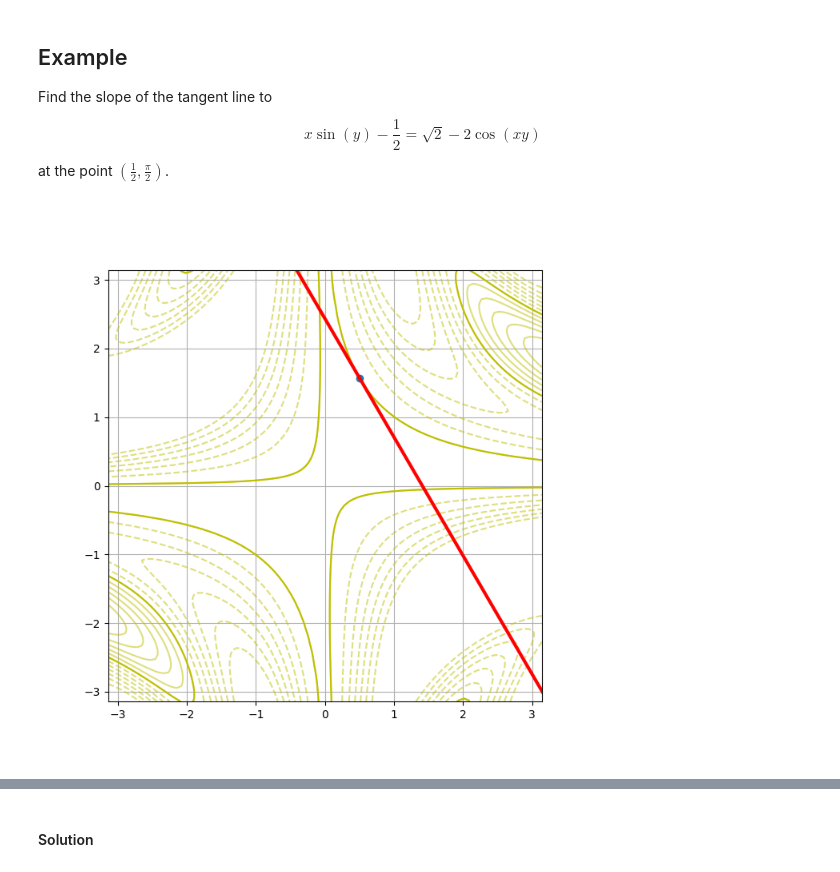
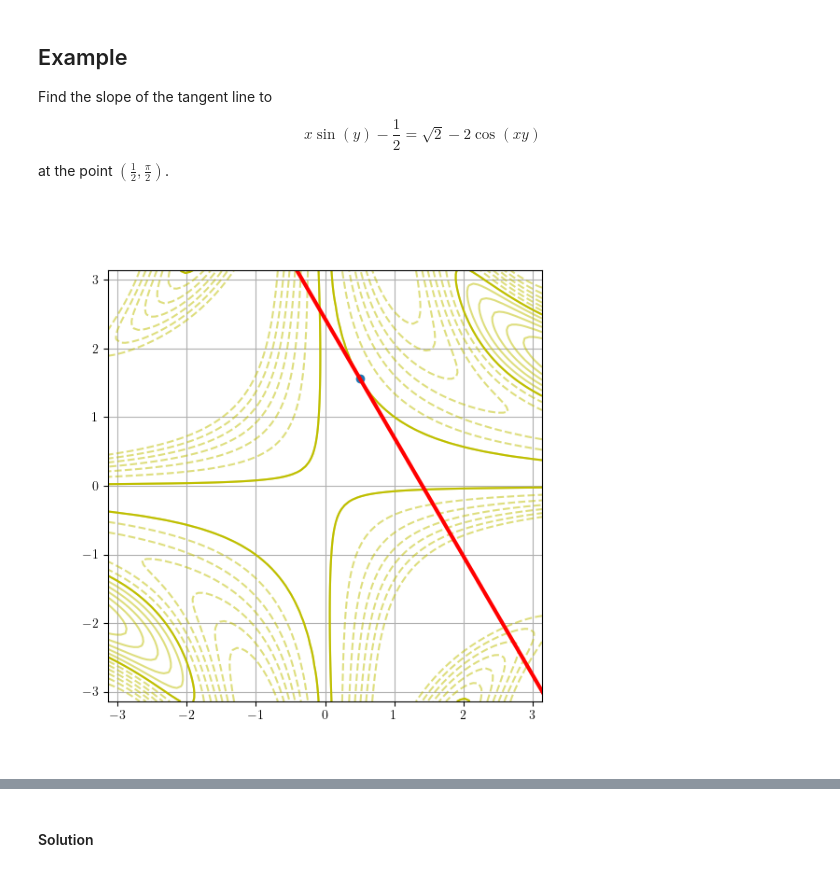
Before and after one commit to drewyoungren/mvc, a Jupyter notebook: lec/mvc-L10.ipynb, the cells around one changed output, grey strips where cells are left out. Drawn from its saved outputs; the diff is of its cells as text; code cells hidden in the pictures.

```diff
--- a/lec/mvc-L10.ipynb
+++ b/lec/mvc-L10.ipynb
@@ -8,12 +8,8 @@ from ipywidgets import interact, fixed, Dropdown, Checkbox, FloatSlider, IntSlid
 from numpy import cos, sin, tan, arctan, exp, log, pi, array, linspace, arange, sqrt
 from numpy.linalg import norm
 from mpl_toolkits import mplot3d
-from ipykernel.pylab.backend_inline import flush_figures
 
 %matplotlib widget
-
-plt.rcParams['figure.figsize'] = [7.0, 7.0]
-
 
 # Uncomment the one that corresponds to your Jupyter theme
 plt.style.use('default')
@@ -21,10 +17,11 @@ plt.style.use('default')
 # plt.style.use('fivethirtyeight')
 # plt.style.use('Solarize_Light2')
 
-# plt.rcParams.update({
-#     "text.usetex": True,
-# #     "font.family": "serif",
-# })
+plt.rcParams.update({
+    "figure.figsize": (6,6),
+    "text.usetex": True,
+    "font.family": "serif",
+})
 # %% [markdown]
 $\newcommand{\RR}{\mathbb{R}}$
 $\newcommand{\bv}[1]{\begin{bmatrix} #1 \end{bmatrix}}$
@@ -485,23 +492,34 @@ Find the slope of the tangent line to
 
 $$ x \sin(y) - \frac12 = \sqrt{2} - 2\cos(xy)$$ at the point $\left(\frac12,\frac\pi2\right)$.
 # %%
-x = y = np.linspace(-pi,pi,102)
-x,y = np.meshgrid(x,y)
-z = x*sin(y) + 2*cos(x*y) - sqrt(2) - 1/2
-plt.figure(figsize=(7,7))
+def a(TITLE):
+    if TITLE in plt.get_figlabels():
+        plt.close(plt.figure(TITLE))
 
-cp = plt.contour(x,y,z,levels=arange(-3,3.4,.5),alpha=.5,colors='y')
+    plt.ioff()
+    fig, ax = plt.subplots(num=TITLE)
+    plt.ion()
 
-cp = plt.contour(x,y,z,levels=[0],colors='y')
-# plt.clabel(cp,fmt="%d");
-x = np.linspace(-2.5,3.5,102)
-plt.plot(x,pi/2 + (x-1/2) * (sqrt(2) - pi),color='r',lw=3);
-plt.grid(True)
-plt.scatter(1/2,pi/2)
-plt.xlim(-pi,pi)
-plt.ylim(-pi,pi);
+    x = y = np.linspace(-pi,pi,102)
+    x,y = np.meshgrid(x,y)
+    z = x*sin(y) + 2*cos(x*y) - sqrt(2) - 1/2
+
+    cp = ax.contour(x,y,z,levels=arange(-3,3.4,.5),alpha=.5,colors='y')
+
+    cp = ax.contour(x,y,z,levels=[0],colors='y')
+    # plt.clabel(cp,fmt="%d");
+    x = np.linspace(-2.5,3.5,102)
+    ax.plot(x,pi/2 + (x-1/2) * (sqrt(2) - pi),color='r',lw=3);
+    ax.grid(True)
+    ax.scatter(1/2,pi/2)
+    ax.set_xlim(-pi,pi)
+    ax.set_ylim(-pi,pi);
+
+    return fig.canvas
+
+a("Implicit example")
 # %% [output]
-[figure, old version]
+[figure, new version]
 # %% [markdown]
 <p style="padding-bottom:40%;"> </p>
 # %% [markdown]
```
Also changed, not shown: parts of 7 cells of this notebook.
